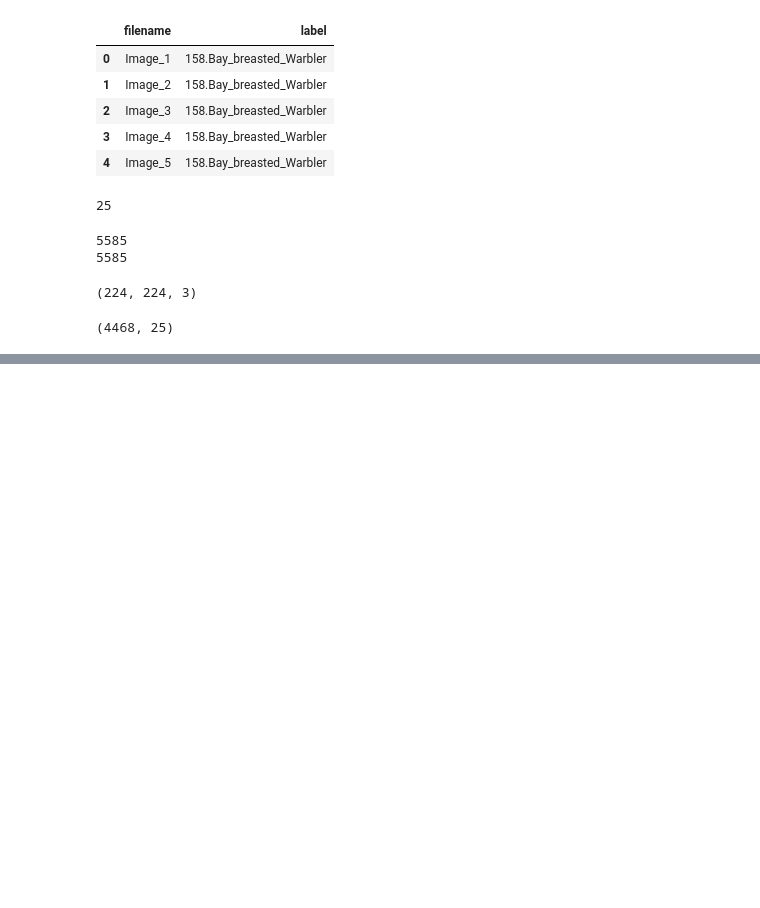
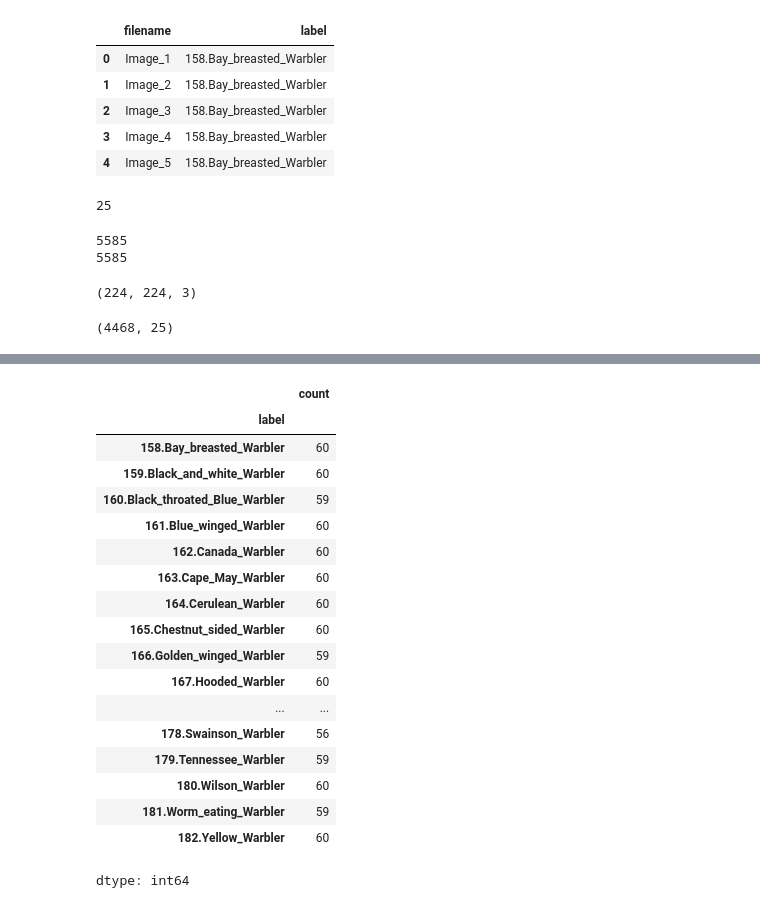
Before and after one commit to hsingh8015/project3_imageclassification, a Jupyter notebook: Model.ipynb, the cells around one changed output, grey strips where cells are left out. Cells and saved outputs as stored; diff of their text form; code cells hidden in the pictures; blank space fills up the shorter version.

```diff
--- a/Model.ipynb
+++ b/Model.ipynb
@@ -377,0 +490,22 @@ model = model.save('warbler_model.keras')
+# %%
+classes
+# %% [output]
+|  | count |
+| label |  |
+| 158.Bay_breasted_Warbler | 60 |
+| 159.Black_and_white_Warbler | 60 |
+| 160.Black_throated_Blue_Warbler | 59 |
+| 161.Blue_winged_Warbler | 60 |
+| 162.Canada_Warbler | 60 |
+| 163.Cape_May_Warbler | 60 |
+| 164.Cerulean_Warbler | 60 |
+| 165.Chestnut_sided_Warbler | 60 |
+| 166.Golden_winged_Warbler | 59 |
+| 167.Hooded_Warbler | 60 |
+| ... | ... |
+| 178.Swainson_Warbler | 56 |
+| 179.Tennessee_Warbler | 59 |
+| 180.Wilson_Warbler | 60 |
+| 181.Worm_eating_Warbler | 59 |
+| 182.Yellow_Warbler | 60 |
+dtype: int64
```
Also changed, not shown: parts of 14 cells of this notebook.
